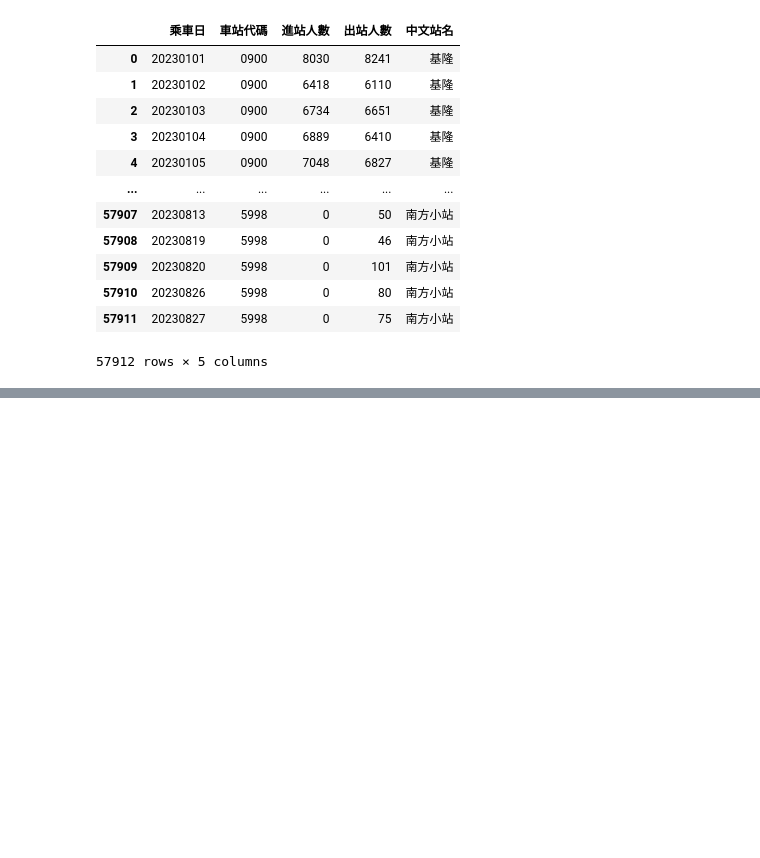
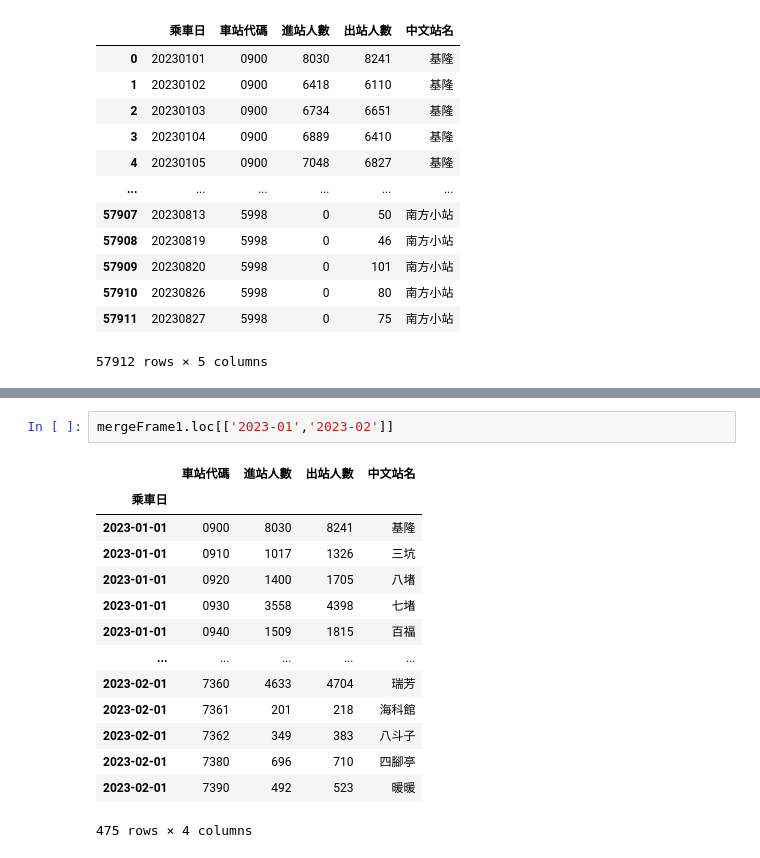
Before and after one commit to spinomics/2023_0723_am, a Jupyter notebook: lesson 21_6.ipynb, the cells around one changed output, grey strips where cells are left out. Drawn from its saved outputs; the diff is of its cells as text; blank space fills up the shorter version.

```diff
--- a/lesson 21_6.ipynb
+++ b/lesson 21_6.ipynb
@@ -104,0 +172,17 @@ pd.merge(dataFrame,stations,on='車站代碼')
+# %%
+mergeFrame1.loc[['2023-01','2023-02']]
+# %% [output]
+|  | 車站代碼 | 進站人數 | 出站人數 | 中文站名 |
+| 乘車日 |  |  |  |  |
+| 2023-01-01 | 0900 | 8030 | 8241 | 基隆 |
+| 2023-01-01 | 0910 | 1017 | 1326 | 三坑 |
+| 2023-01-01 | 0920 | 1400 | 1705 | 八堵 |
+| 2023-01-01 | 0930 | 3558 | 4398 | 七堵 |
+| 2023-01-01 | 0940 | 1509 | 1815 | 百福 |
+| ... | ... | ... | ... | ... |
+| 2023-02-01 | 7360 | 4633 | 4704 | 瑞芳 |
+| 2023-02-01 | 7361 | 201 | 218 | 海科館 |
+| 2023-02-01 | 7362 | 349 | 383 | 八斗子 |
+| 2023-02-01 | 7380 | 696 | 710 | 四腳亭 |
+| 2023-02-01 | 7390 | 492 | 523 | 暖暖 |
+475 rows × 4 columns
```
Also changed, not shown: parts of 5 cells of this notebook.
